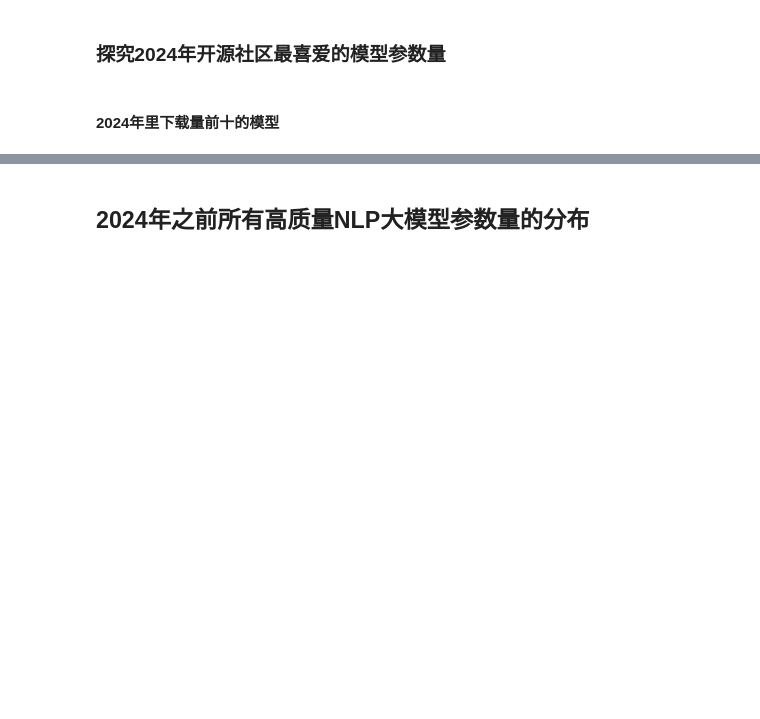
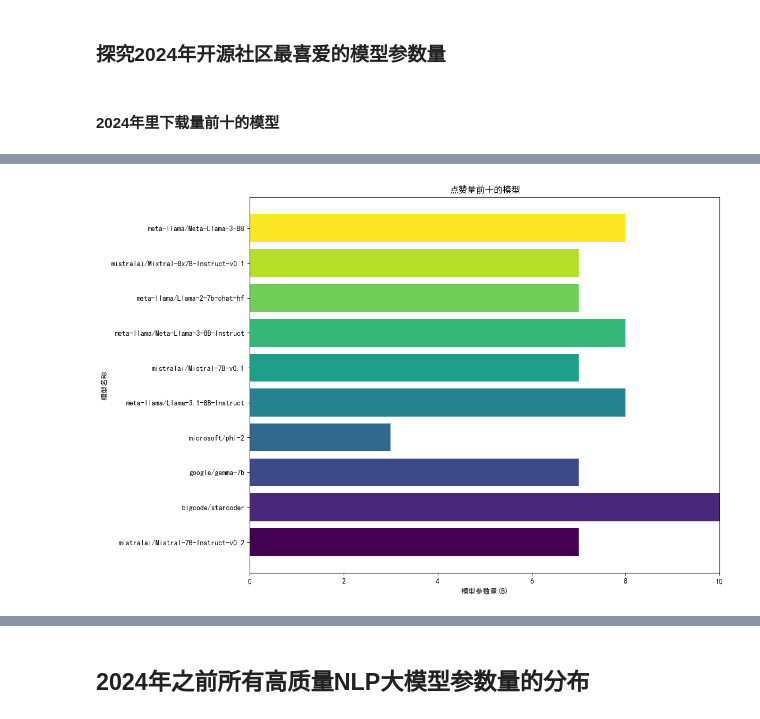
Before and after one commit to yansirgood/DL-course-labs, a Jupyter notebook: LLM-overview/report.ipynb, the cells around one changed output, grey strips where cells are left out. Cells and saved outputs as stored; diff of their text form; code cells hidden in the pictures; blank space fills up the shorter version.

```diff
--- a/LLM-overview/report.ipynb
+++ b/LLM-overview/report.ipynb
@@ -450,0 +458,3 @@ plt.show()
+# %%
+top_likes_models = reset_index_from_one(top_features(high_quality_models_24_after, 'likes', 10))
+top_likes_models
@@ -450,0 +473,4 @@ plt.show()
+# %%
+draw_ondograph(top_likes_models,'likes')
+# %% [output]
+[figure, added]
```
Also changed, not shown: parts of 26 cells of this notebook.
